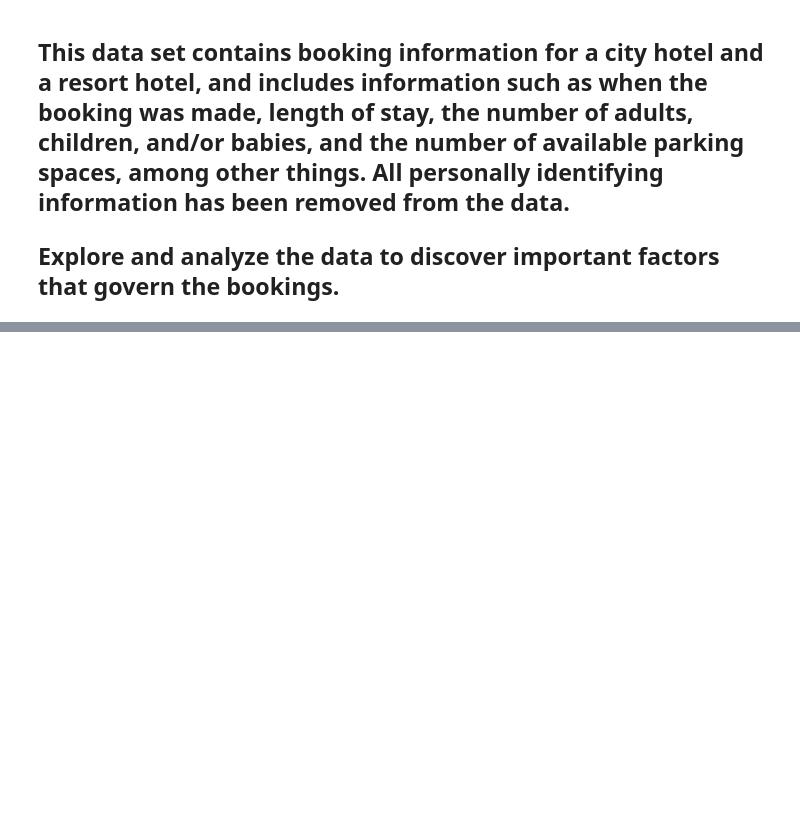
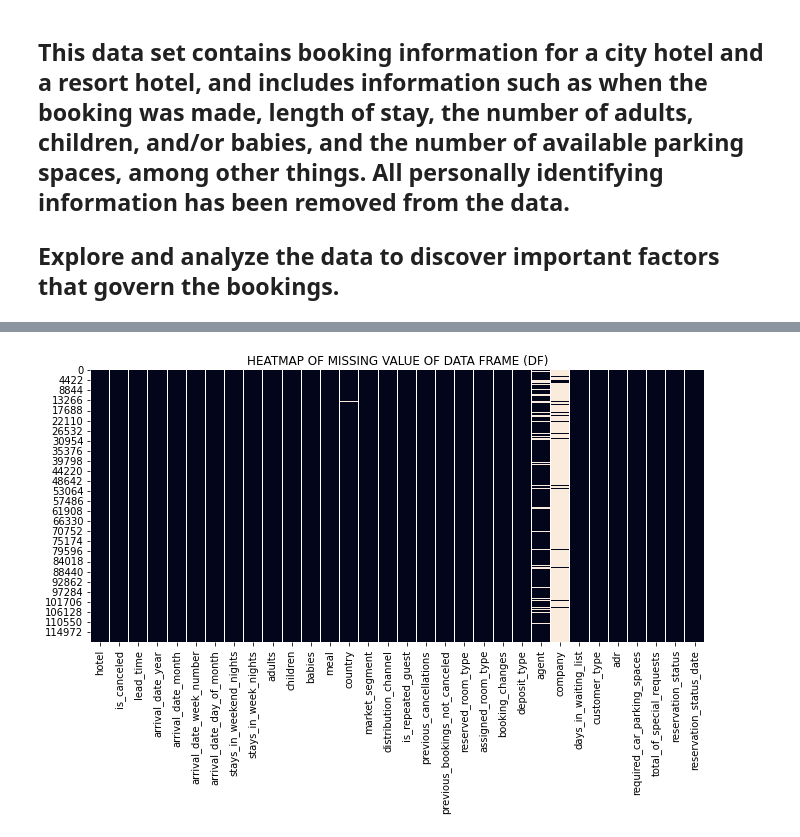
Before and after one commit to Devkhiran/EDA-Hotel-Booking, a Jupyter notebook: Dev_Hotel_Booking_Analysis_Capstone_Project.ipynb, the cells around one changed output, grey strips where cells are left out. Drawn from its saved outputs; the diff is of its cells as text; code cells hidden in the pictures; blank space fills up the shorter version.

```diff
--- a/Dev_Hotel_Booking_Analysis_Capstone_Project.ipynb
+++ b/Dev_Hotel_Booking_Analysis_Capstone_Project.ipynb
@@ -86,0 +188,9 @@ hbdf.shape
+# %%
+# HEATMAP SHOWING MISSING VALUE WITH COLUMN WHICH HAVE MISSING COLUMN
+
+plt.figure(figsize = (11,5))
+sns.heatmap(hbdf.isnull(), cbar=False)
+plt.title("HEATMAP OF MISSING VALUE OF DATA FRAME (DF)")
+plt.show()
+# %% [output]
+[figure, added]
```
Also changed, not shown: parts of 50 cells of this notebook.
